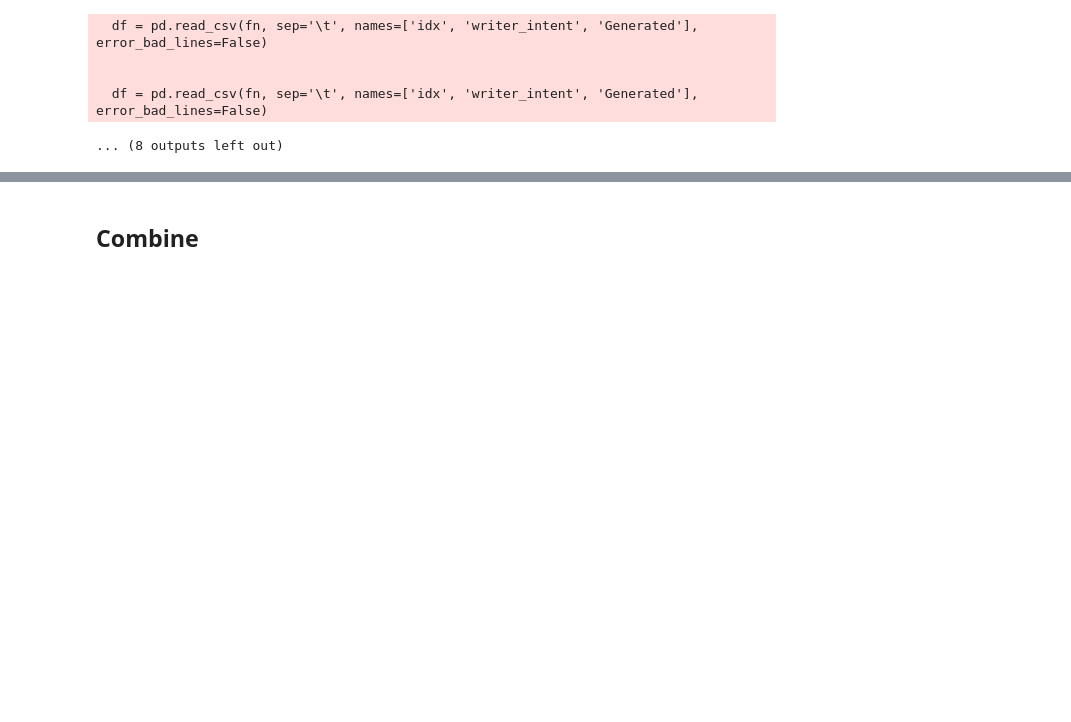
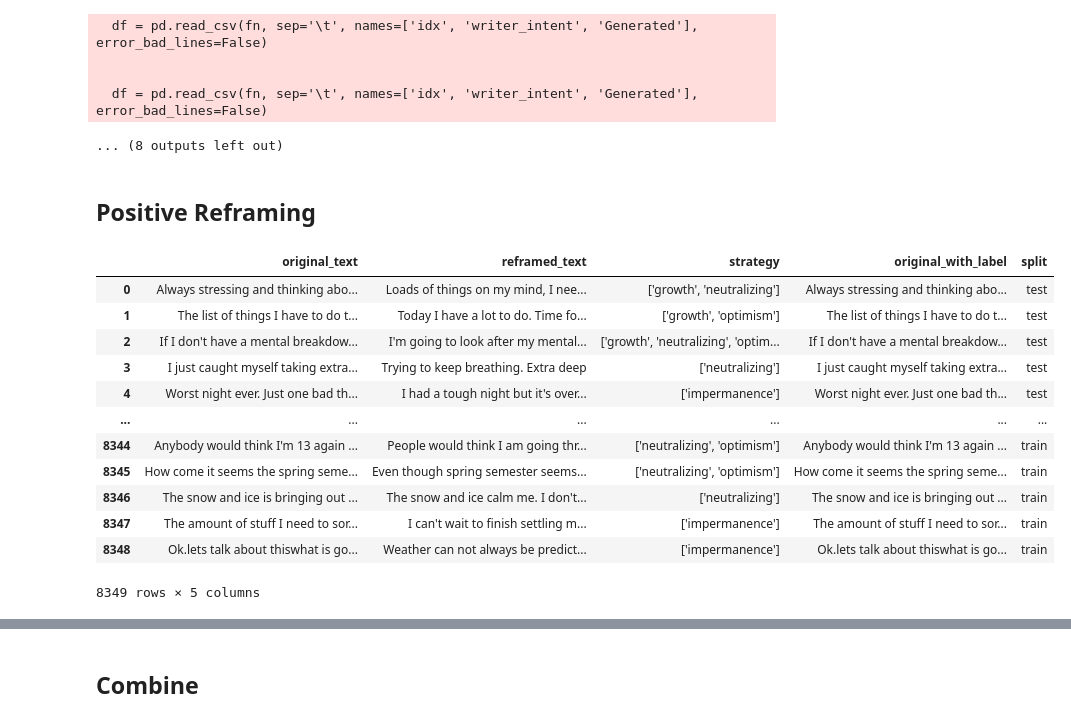
Before and after one commit to SALT-NLP/LLMs_for_CSS, a Jupyter notebook: build_human_eval_hit_csvs.ipynb, the cells around one changed output, grey strips where cells are left out. Drawn from its saved outputs; the diff is of its cells as text; code cells hidden in the pictures; blank space fills up the shorter version.

```diff
--- a/build_human_eval_hit_csvs.ipynb
+++ b/build_human_eval_hit_csvs.ipynb
@@ -359,3 +359,5 @@ for _, row in rerun.iterrows():
     if len(idx):
         df.loc[idx.index[0]]["Generated"] = row["Generated"]
 df[~df["Generated"].isna()].to_csv("hit/input/flute/flute_chatgpt.csv", index=False)
+# %% [markdown]
+## Positive Reframing
@@ -361,0 +371,16 @@ df[~df["Generated"].isna()].to_csv("hit/input/flute/flute_chatgpt.csv", index=Fa
+# %%
+prf
+# %% [output]
+|  | original_text | reframed_text | strategy | original_with_label | split |
+| 0 | Always stressing and thinking abo... | Loads of things on my mind, I nee... | ['growth', 'neutralizing'] | Always stressing and thinking abo... | test |
+| 1 | The list of things I have to do t... | Today I have a lot to do. Time fo... | ['growth', 'optimism'] | The list of things I have to do t... | test |
+| 2 | If I don't have a mental breakdow... | I'm going to look after my mental... | ['growth', 'neutralizing', 'optim... | If I don't have a mental breakdow... | test |
+| 3 | I just caught myself taking extra... | Trying to keep breathing. Extra deep | ['neutralizing'] | I just caught myself taking extra... | test |
+| 4 | Worst night ever. Just one bad th... | I had a tough night but it's over... | ['impermanence'] | Worst night ever. Just one bad th... | test |
+| ... | ... | ... | ... | ... | ... |
+| 8344 | Anybody would think I'm 13 again ... | People would think I am going thr... | ['neutralizing', 'optimism'] | Anybody would think I'm 13 again ... | train |
+| 8345 | How come it seems the spring seme... | Even though spring semester seems... | ['neutralizing', 'optimism'] | How come it seems the spring seme... | train |
+| 8346 | The snow and ice is bringing out ... | The snow and ice calm me. I don't... | ['neutralizing'] | The snow and ice is bringing out ... | train |
+| 8347 | The amount of stuff I need to sor... | I can't wait to finish settling m... | ['impermanence'] | The amount of stuff I need to sor... | train |
+| 8348 | Ok.lets talk about thiswhat is go... | Weather can not always be predict... | ['impermanence'] | Ok.lets talk about thiswhat is go... | train |
+8349 rows × 5 columns
```
Also changed, not shown: parts of 11 cells of this notebook, 1 other file.
